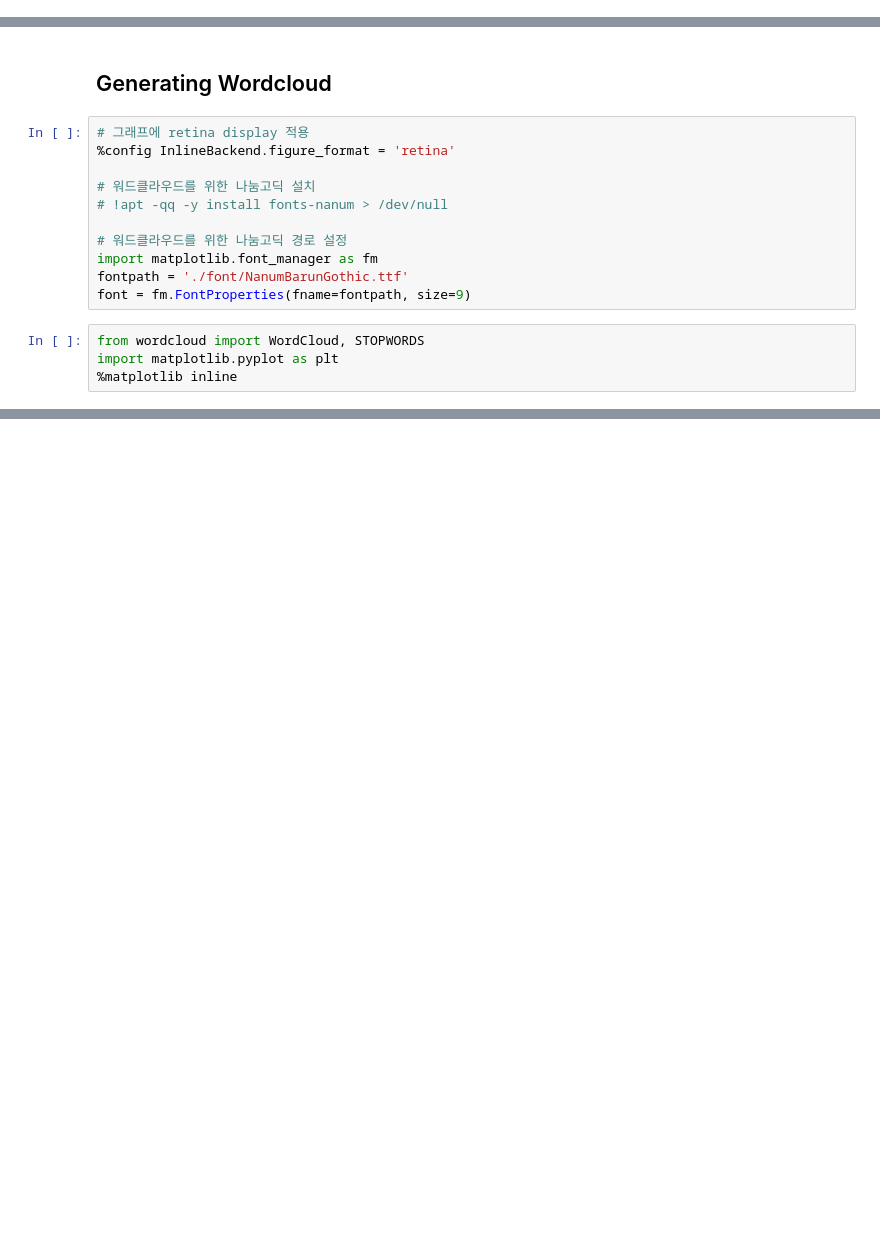
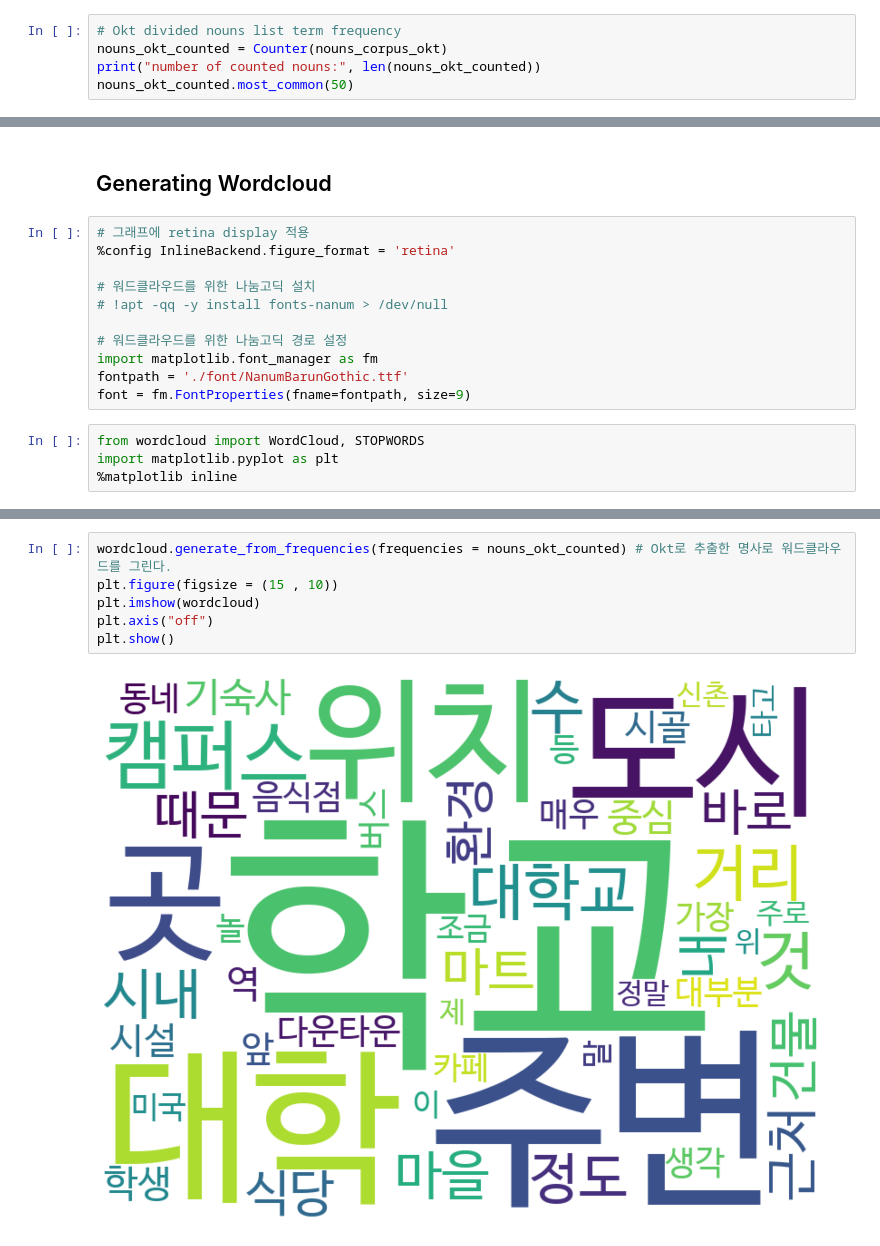
Before and after one commit to snoop2head/yonsei-exchange-program, a Jupyter notebook: generate_wordcloud_konlpy.ipynb, the cells around one changed output, grey strips where cells are left out. Cells and saved outputs as stored; diff of their text form; blank space fills up the shorter version.

Commit message:
generate wordcloud using Okt pos tagger - nouns only

```diff
--- a/generate_wordcloud_konlpy.ipynb
+++ b/generate_wordcloud_konlpy.ipynb
@@ -200,3 +233,8 @@ number of counted nouns: 945
  ('저', 12),
  ('상점', 12),
  ('주택가', 11)]
+# %%
+# Okt divided nouns list term frequency
+nouns_okt_counted = Counter(nouns_corpus_okt)
+print("number of counted nouns:", len(nouns_okt_counted))
+nouns_okt_counted.most_common(50)
@@ -246,0 +303,8 @@ plt.show()
+# %%
+wordcloud.generate_from_frequencies(frequencies = nouns_okt_counted) # Okt로 추출한 명사로 워드클라우드를 그린다.
+plt.figure(figsize = (15 , 10))
+plt.imshow(wordcloud)
+plt.axis("off")
+plt.show()
+# %% [output]
+[figure, added]
```
Also changed, not shown: parts of 11 cells of this notebook.
